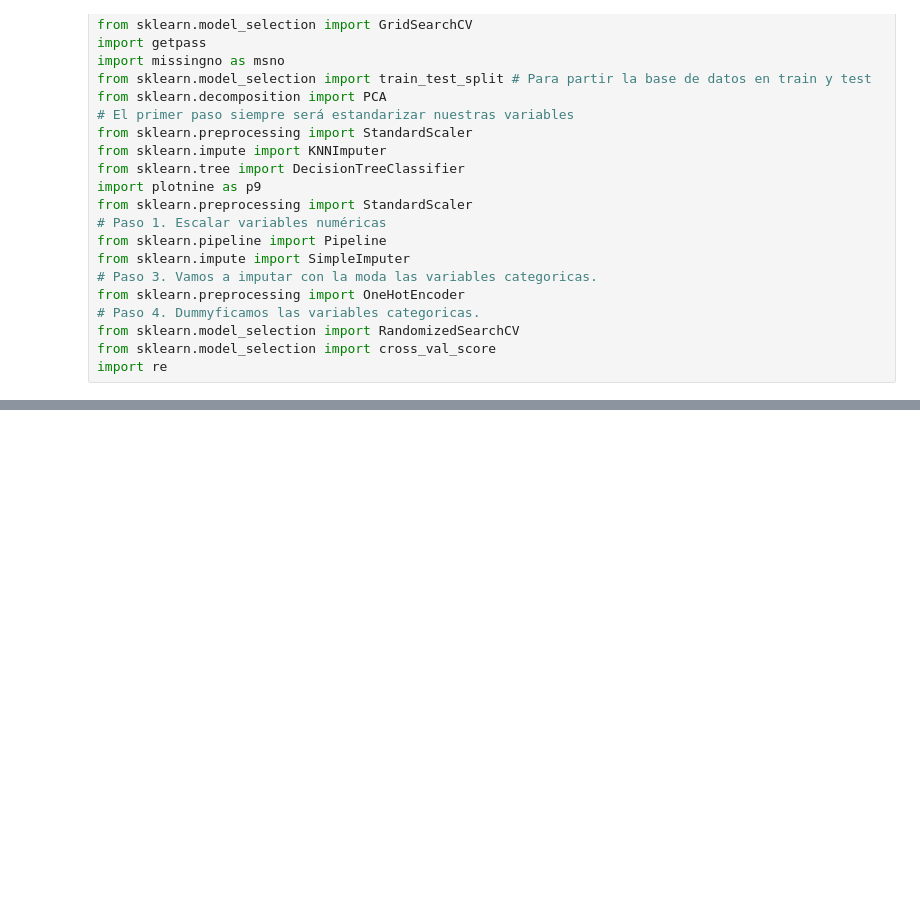
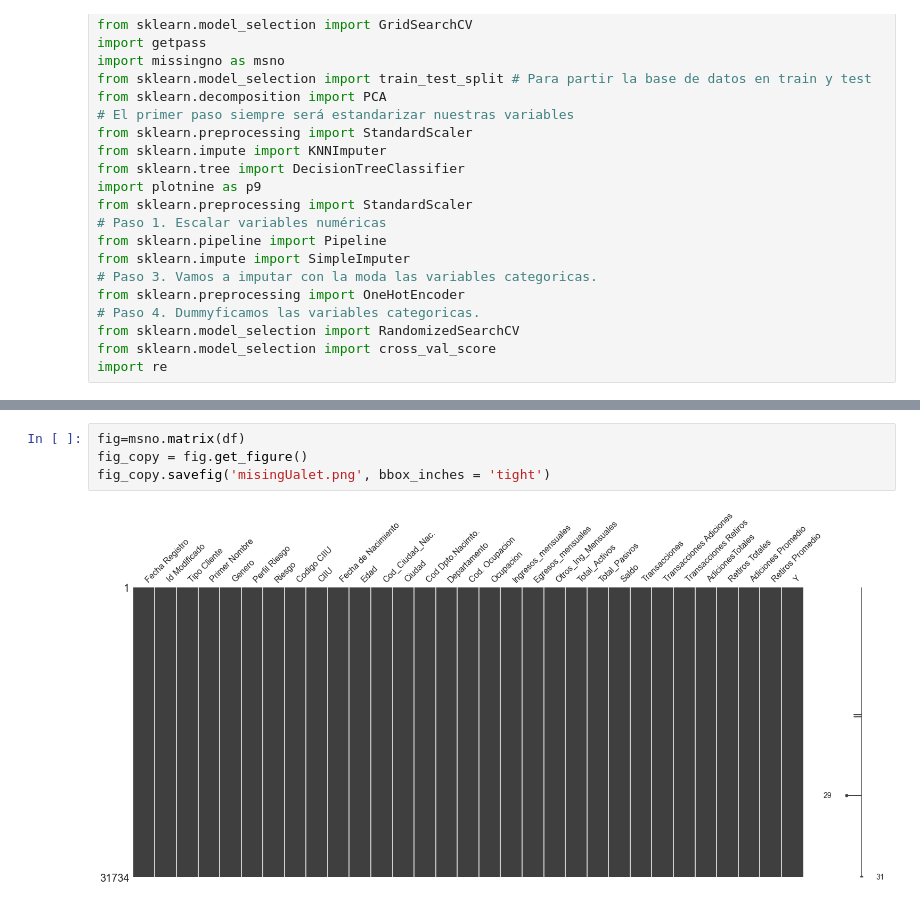
Before and after one commit to Machine-learning-Maestria/Ualet-ML, a Jupyter notebook: scripts/Modelos Ualet.ipynb, the cells around one changed output, grey strips where cells are left out. Drawn from its saved outputs; the diff is of its cells as text; blank space fills up the shorter version.

```diff
--- a/scripts/Modelos Ualet.ipynb
+++ b/scripts/Modelos Ualet.ipynb
@@ -72,0 +85,6 @@ bc
+# %%
+fig=msno.matrix(df)
+fig_copy = fig.get_figure()
+fig_copy.savefig('misingUalet.png', bbox_inches = 'tight')
+# %% [output]
+[figure, added]
```
Also changed, not shown: parts of 20 cells of this notebook, 1 other file.
